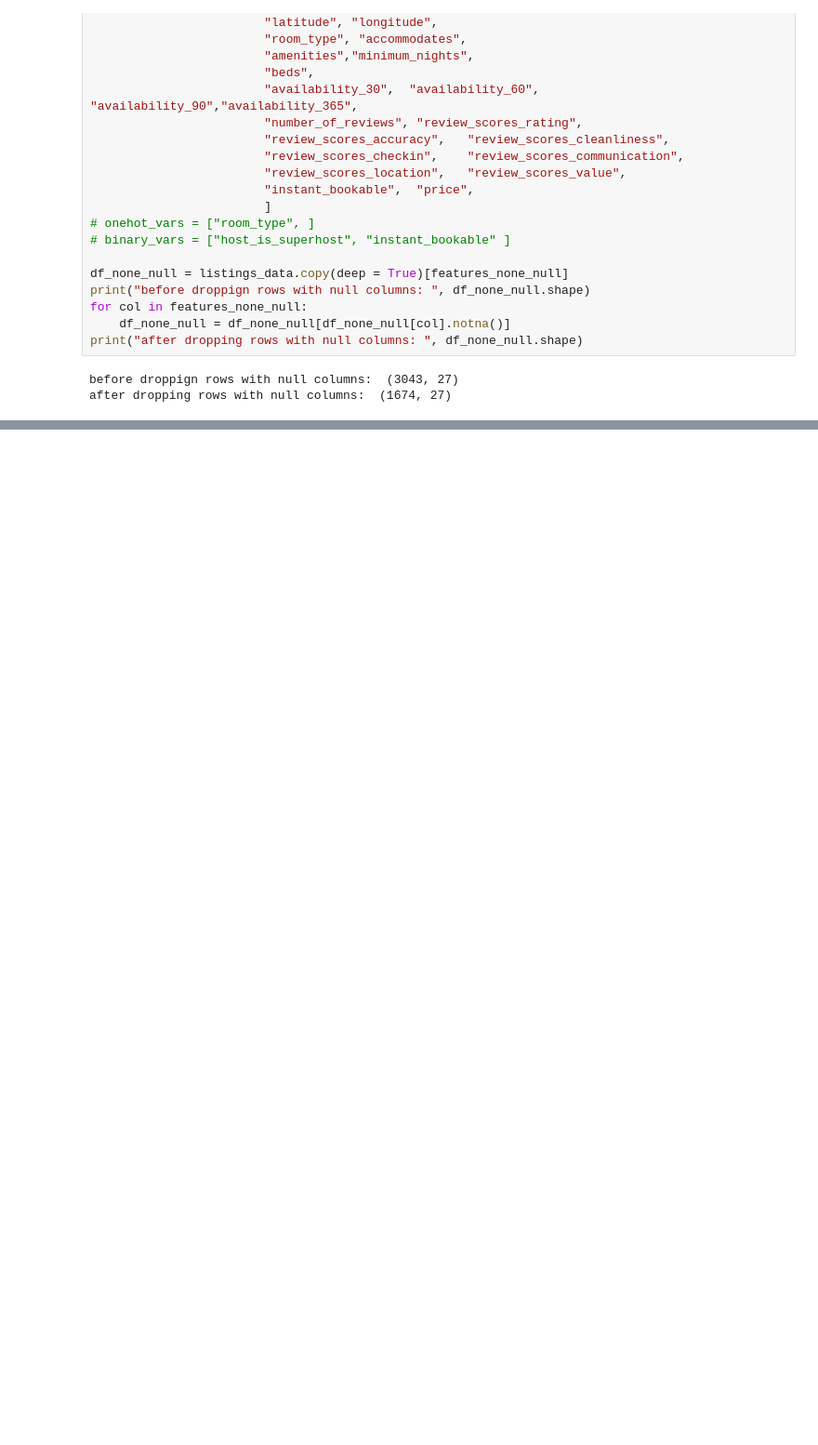
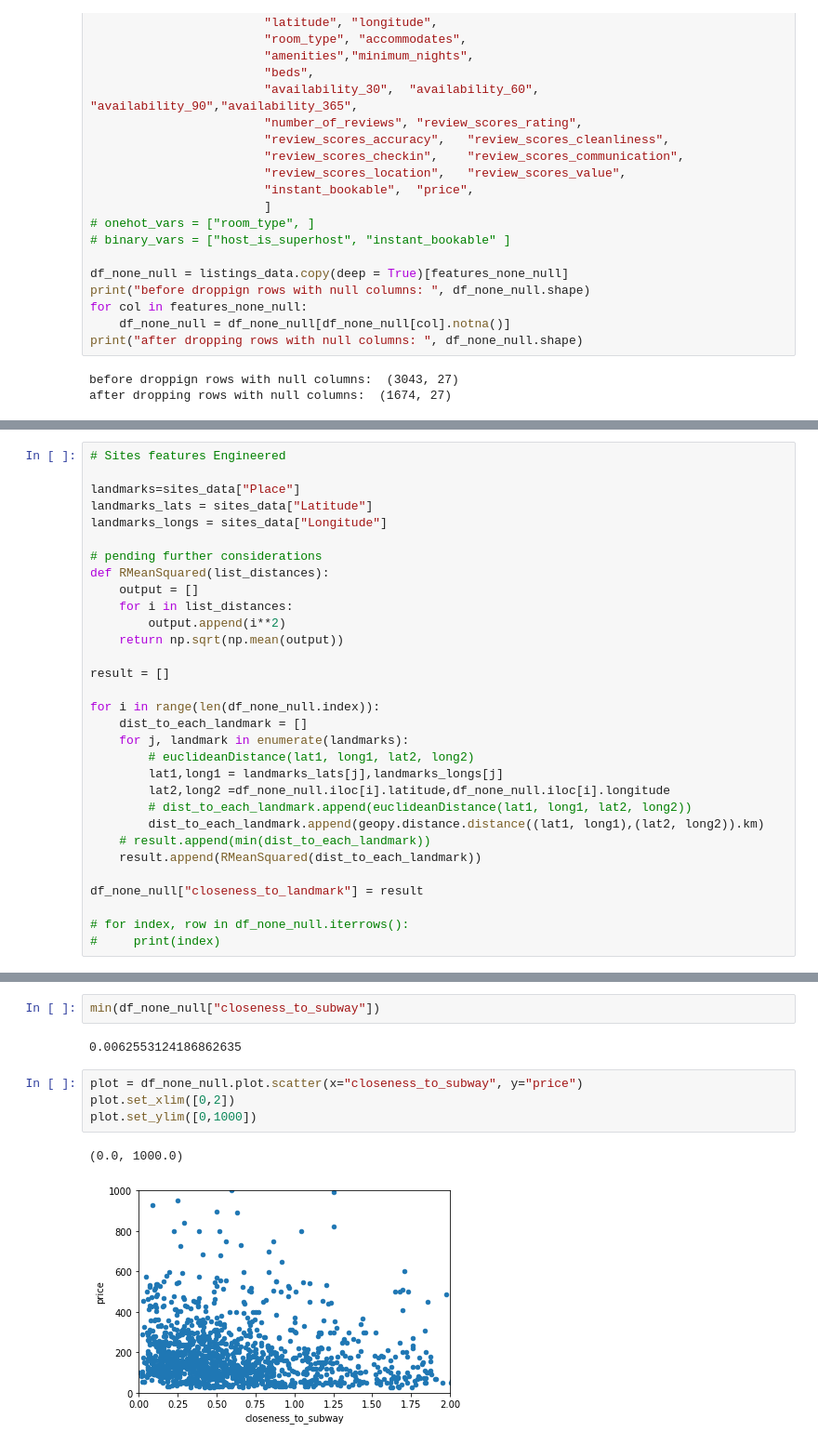
Before and after one commit to Fabrizio-Andrew/Vacation-Rental-Pricing-Estimator, a Jupyter notebook: experimentation/eda2.ipynb, the cells around one changed output, grey strips where cells are left out. Shown: that part at 93% size. Drawn from its saved outputs; the diff is of its cells as text; blank space fills up the shorter version.

```diff
--- a/experimentation/eda2.ipynb
+++ b/experimentation/eda2.ipynb
@@ -113,0 +126,31 @@ print("after processing", df_none_null.shape)
+# %%
+# Sites features Engineered
+
+landmarks=sites_data["Place"]
+landmarks_lats = sites_data["Latitude"]
+landmarks_longs = sites_data["Longitude"]
+
+# pending further considerations
+def RMeanSquared(list_distances):
+    output = []
+    for i in list_distances:
+        output.append(i**2)
+    return np.sqrt(np.mean(output))
+
+result = []
+
+for i in range(len(df_none_null.index)):
+    dist_to_each_landmark = []
+    for j, landmark in enumerate(landmarks):
+        # euclideanDistance(lat1, long1, lat2, long2)
+        lat1,long1 = landmarks_lats[j],landmarks_longs[j]
+        lat2,long2 =df_none_null.iloc[i].latitude,df_none_null.iloc[i].longitude
+        # dist_to_each_landmark.append(euclideanDistance(lat1, long1, lat2, long2))
+        dist_to_each_landmark.append(geopy.distance.distance((lat1, long1),(lat2, long2)).km)
+    # result.append(min(dist_to_each_landmark))
+    result.append(RMeanSquared(dist_to_each_landmark))
+
+df_none_null["closeness_to_landmark"] = result
+
+# for index, row in df_none_null.iterrows():
+#     print(index)
@@ -113,0 +207,11 @@ print("after processing", df_none_null.shape)
+# %%
+min(df_none_null["closeness_to_subway"])
+# %% [output]
+0.0062553124186862635
+# %%
+plot = df_none_null.plot.scatter(x="closeness_to_subway", y="price")
+plot.set_xlim([0,2])
+plot.set_ylim([0,1000])
+# %% [output]
+(0.0, 1000.0)
+[figure, added]
```
Also changed, not shown: parts of 8 cells of this notebook, 1 other file.
